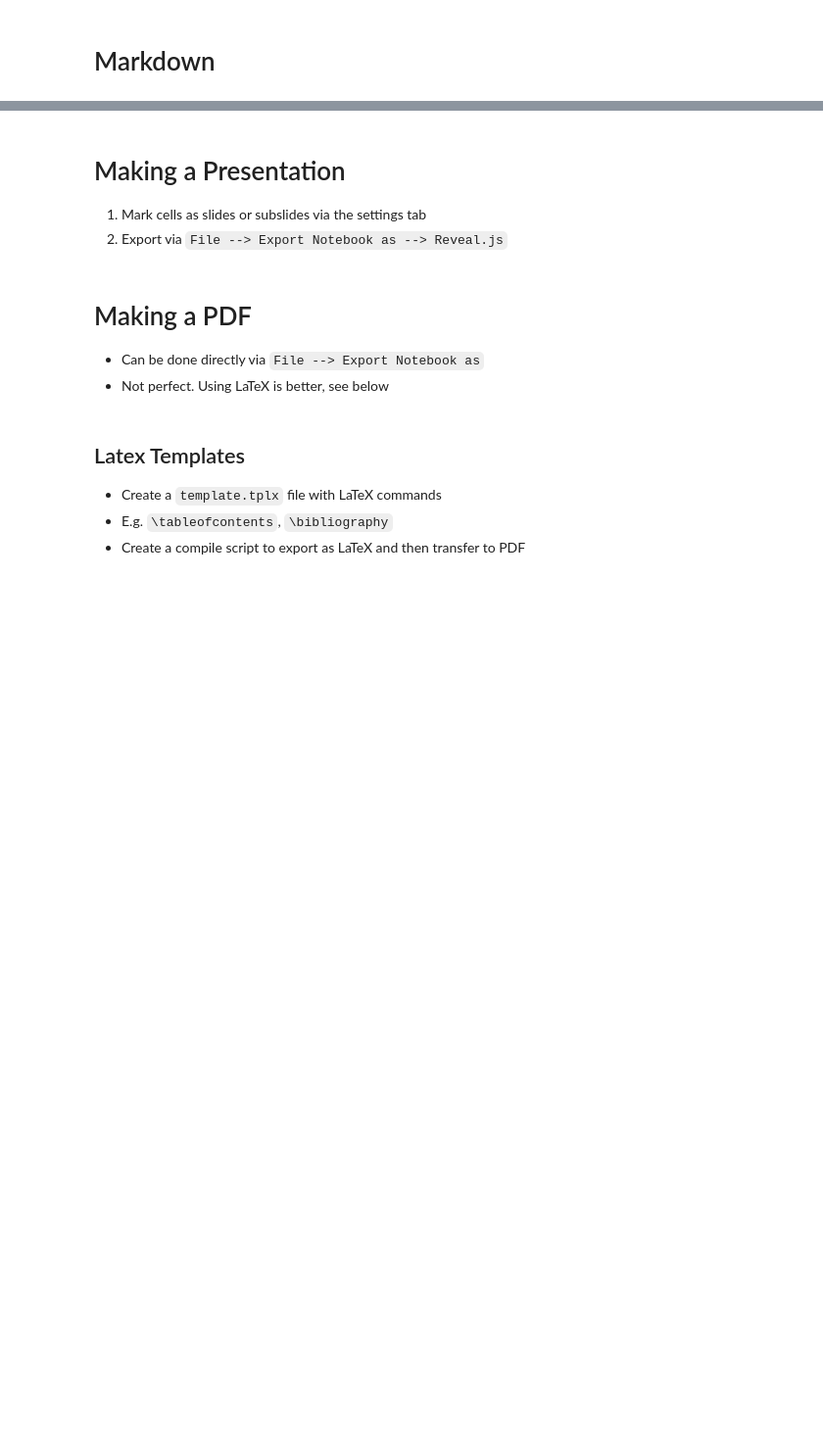
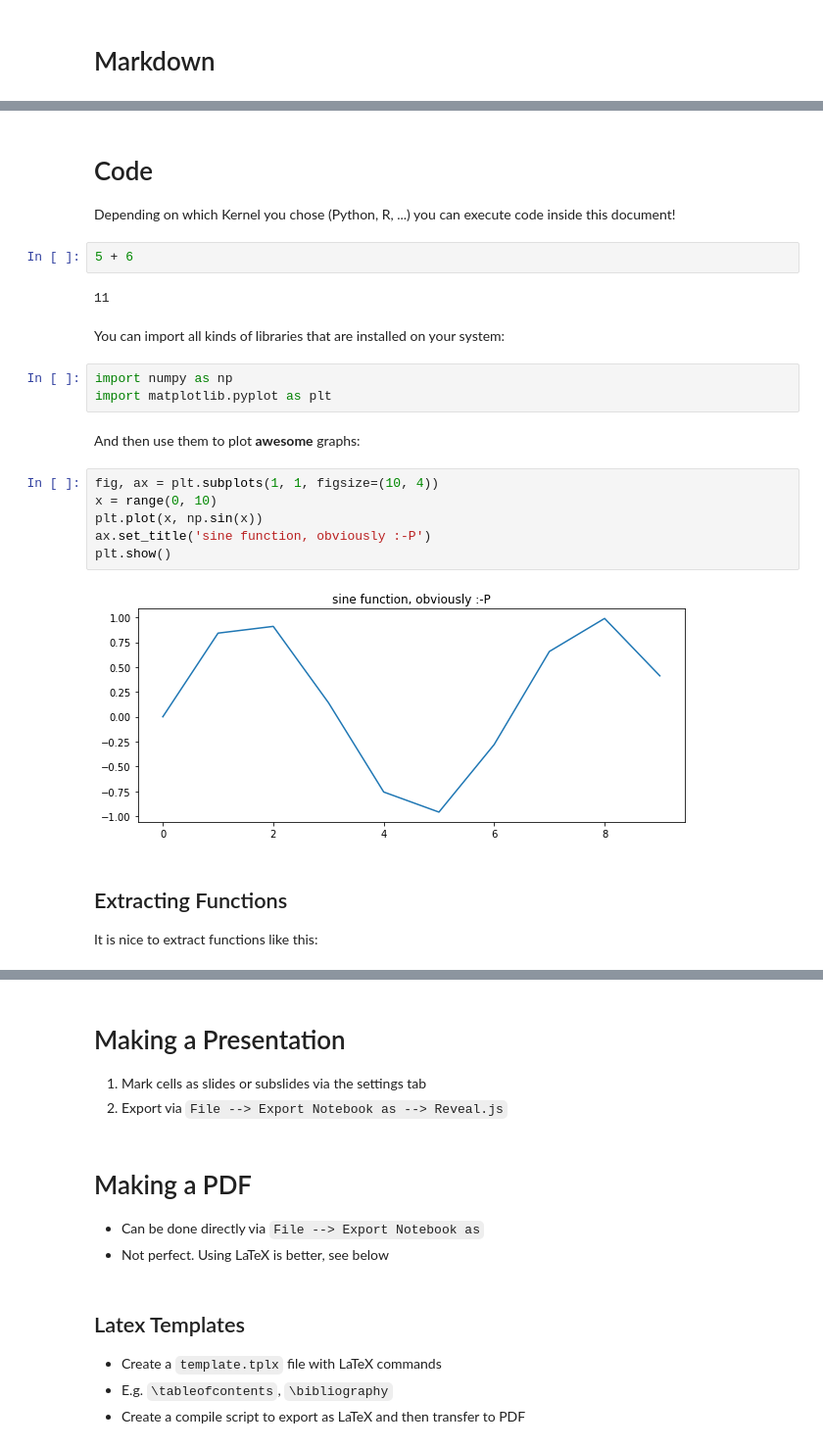
Before and after one commit to k-gregor/jupyter_presentation, a Jupyter notebook: notebook.ipynb, the cells around one changed output, grey strips where cells are left out. Shown: that part at 98% size. Drawn from its saved outputs; the diff is of its cells as text; blank space fills up the shorter version.

```diff
--- a/notebook.ipynb
+++ b/notebook.ipynb
@@ -10,0 +72,25 @@
+# %% [markdown]
+# Code
+Depending on which Kernel you chose (Python, R, ...) you can execute code inside this document!
+# %%
+5 + 6
+# %% [output]
+11
+# %% [markdown]
+You can import all kinds of libraries that are installed on your system:
+# %%
+import numpy as np
+import matplotlib.pyplot as plt
+# %% [markdown]
+And then use them to plot **awesome** graphs:
+# %%
+fig, ax = plt.subplots(1, 1, figsize=(10, 4))
+x = range(0, 10)
+plt.plot(x, np.sin(x))
+ax.set_title('sine function, obviously :-P')
+plt.show()
+# %% [output]
+[figure, added]
+# %% [markdown]
+## Extracting Functions
+It is nice to extract functions like this:
```
Also changed, not shown: parts of 31 cells of this notebook, 3 other files.
